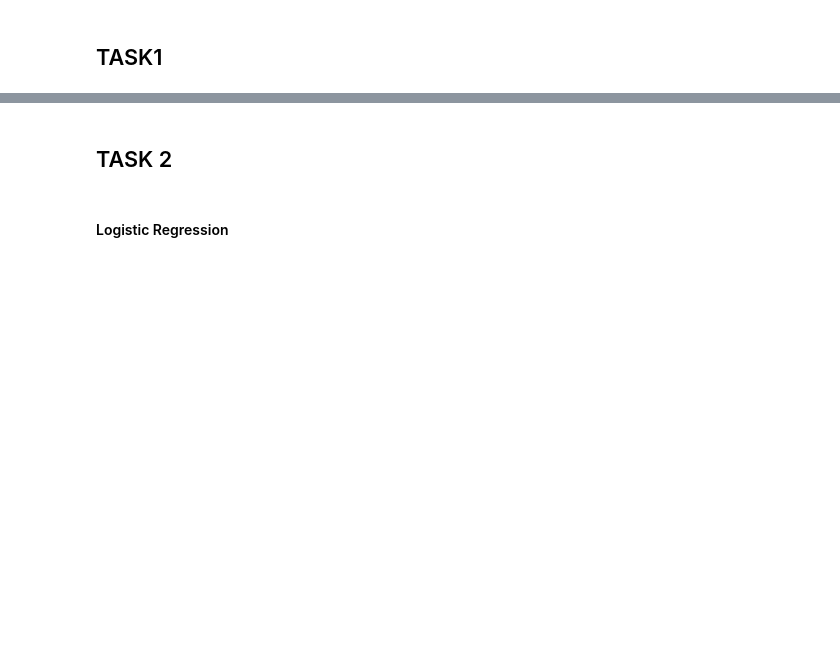
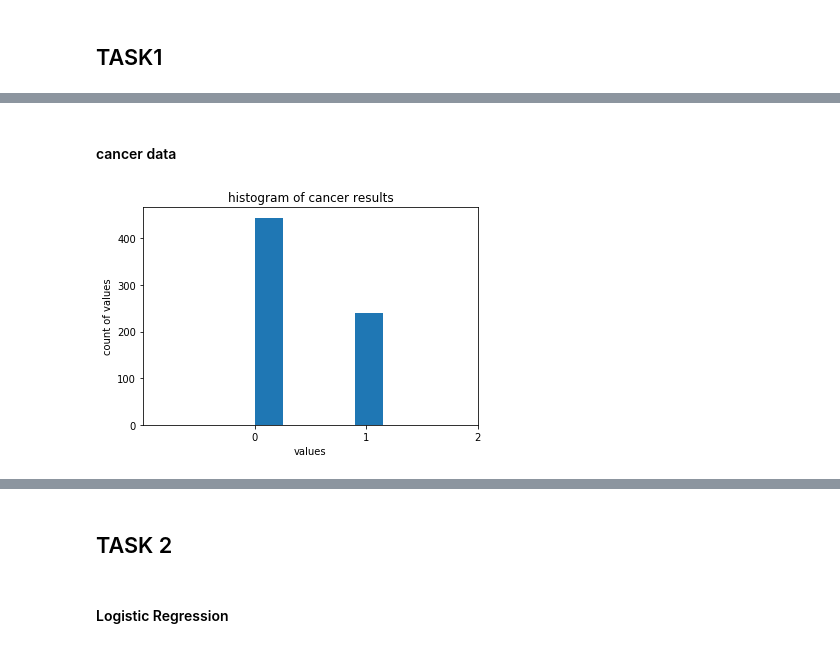
Before and after one commit to eff-kay/aml_classification_models, a Jupyter notebook: mini_project1.ipynb, the cells around one changed output, grey strips where cells are left out. Saved outputs shown, nothing was run; the diff lists cells and outputs as text; code cells hidden in the pictures; blank space fills up the shorter version.

```diff
--- a/mini_project1.ipynb
+++ b/mini_project1.ipynb
@@ -44,0 +154,13 @@ cancer_y = np.array(cancer[["classified"]])
+# %% [markdown]
+#### cancer data
+# %%
+bins = np.arange(3)-0.5
+pt.hist(cancer.classified, width=0.25, align='mid')
+pt.ylabel("count of values")
+pt.xlabel("values")
+pt.title('histogram of cancer results')
+pt.xticks(range(3))
+pt.xlim([-1, 2])
+pt.show()
+# %% [output]
+[figure, added]
```
Also changed, not shown: parts of 68 cells of this notebook.
